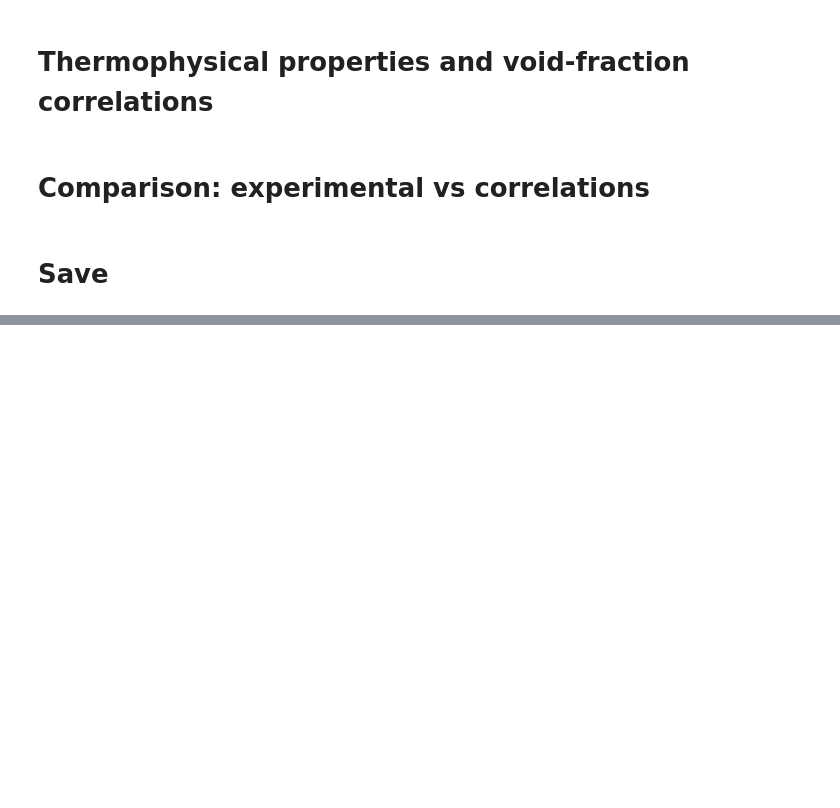
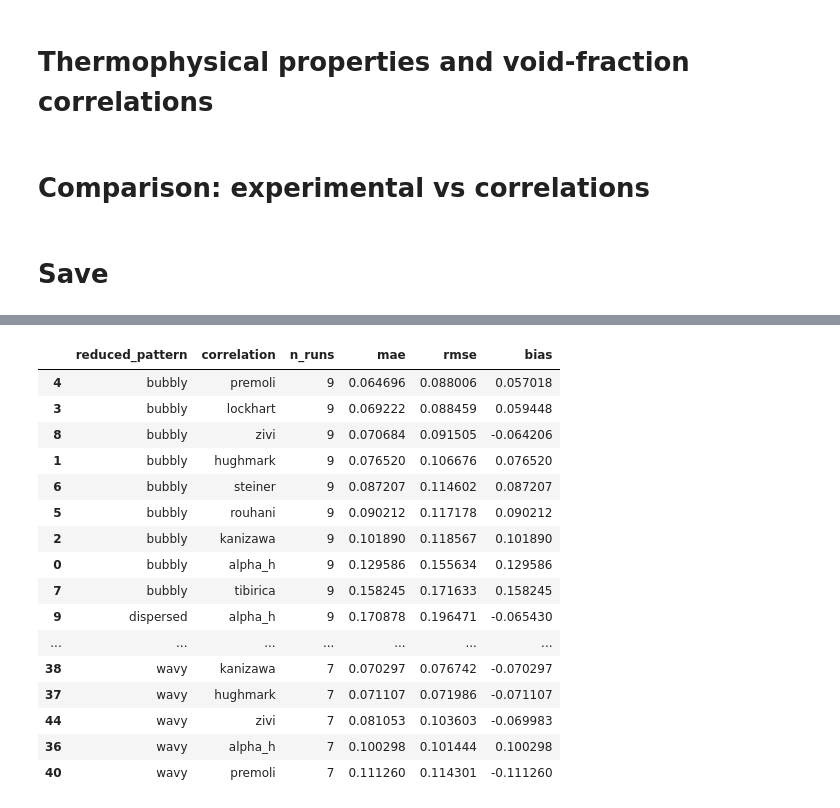
Before and after one commit to fernandonquintino/confocal_film_measurement, a Jupyter notebook: notebooks/void_fraction_calculation.ipynb, the cells around one changed output, grey strips where cells are left out. Drawn from its saved outputs; the diff is of its cells as text; code cells hidden in the pictures; blank space fills up the shorter version.

```diff
--- a/notebooks/void_fraction_calculation.ipynb
+++ b/notebooks/void_fraction_calculation.ipynb
@@ -147,0 +168,20 @@ summary.to_pickle(
+# %%
+summary
+# %% [output]
+|  | reduced_pattern | correlation | n_runs | mae | rmse | bias |
+| 4 | bubbly | premoli | 9 | 0.064696 | 0.088006 | 0.057018 |
+| 3 | bubbly | lockhart | 9 | 0.069222 | 0.088459 | 0.059448 |
+| 8 | bubbly | zivi | 9 | 0.070684 | 0.091505 | -0.064206 |
+| 1 | bubbly | hughmark | 9 | 0.076520 | 0.106676 | 0.076520 |
+| 6 | bubbly | steiner | 9 | 0.087207 | 0.114602 | 0.087207 |
+| 5 | bubbly | rouhani | 9 | 0.090212 | 0.117178 | 0.090212 |
+| 2 | bubbly | kanizawa | 9 | 0.101890 | 0.118567 | 0.101890 |
+| 0 | bubbly | alpha_h | 9 | 0.129586 | 0.155634 | 0.129586 |
+| 7 | bubbly | tibirica | 9 | 0.158245 | 0.171633 | 0.158245 |
+| 9 | dispersed | alpha_h | 9 | 0.170878 | 0.196471 | -0.065430 |
+| ... | ... | ... | ... | ... | ... | ... |
+| 38 | wavy | kanizawa | 7 | 0.070297 | 0.076742 | -0.070297 |
+| 37 | wavy | hughmark | 7 | 0.071107 | 0.071986 | -0.071107 |
+| 44 | wavy | zivi | 7 | 0.081053 | 0.103603 | -0.069983 |
+| 36 | wavy | alpha_h | 7 | 0.100298 | 0.101444 | 0.100298 |
+| 40 | wavy | premoli | 7 | 0.111260 | 0.114301 | -0.111260 |
```
Also changed, not shown: parts of 3 cells of this notebook, 5 other files.
